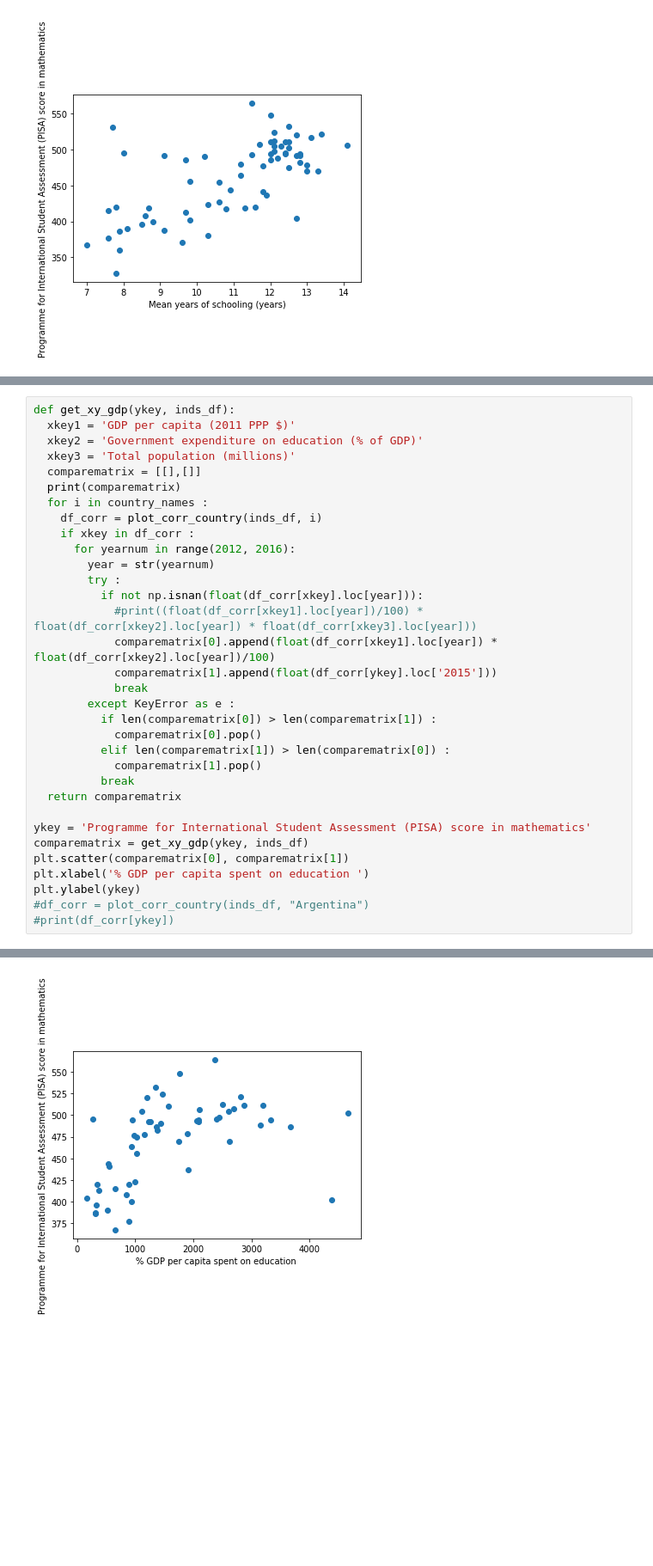
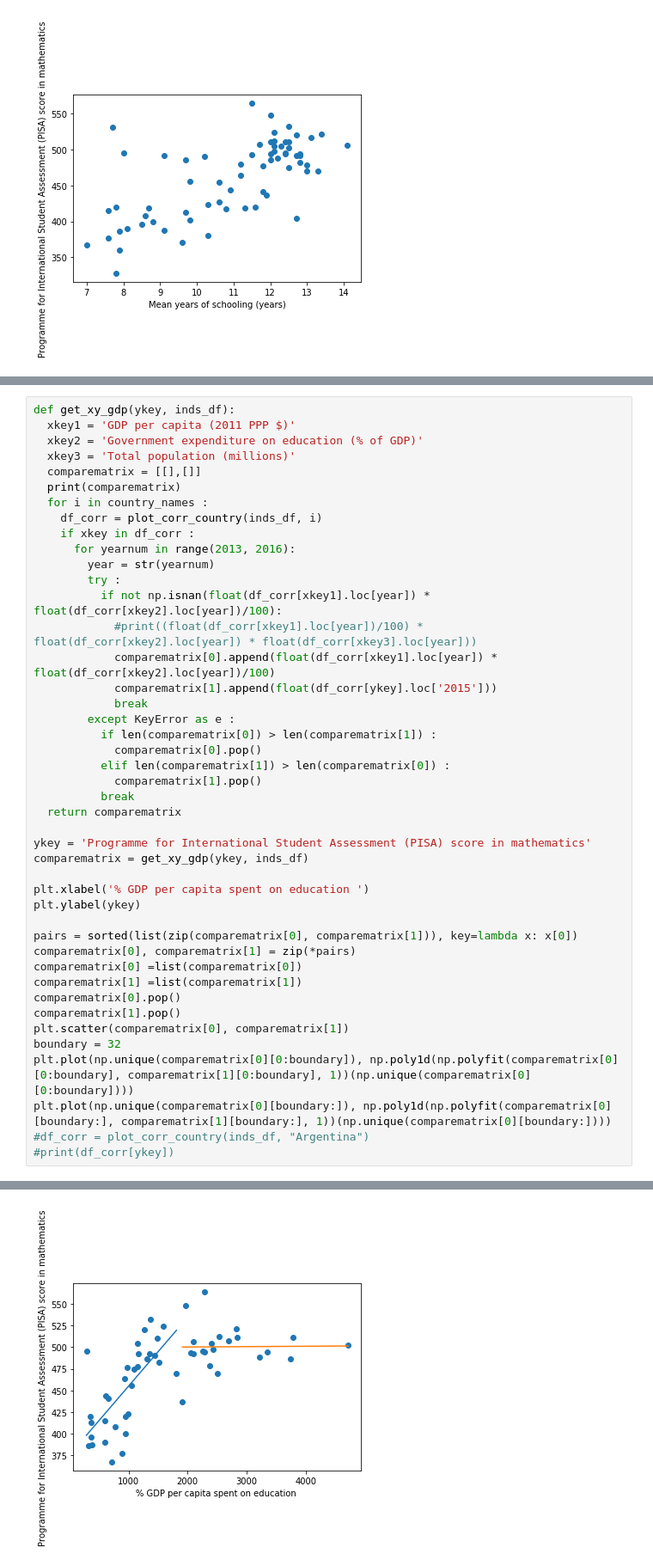
Before and after one commit to chc5/education-indicator-analysis, a Jupyter notebook: education-analysis.ipynb, the cells around one changed output, grey strips where cells are left out. Shown: that part at 86% size. Saved outputs shown, nothing was run; the diff lists cells and outputs as text; blank space fills up the shorter version.

```diff
--- a/education-analysis.ipynb
+++ b/education-analysis.ipynb
@@ -352,10 +350,10 @@ def get_xy_gdp(ykey, inds_df):
   for i in country_names :
     df_corr = plot_corr_country(inds_df, i)
     if xkey in df_corr :
-      for yearnum in range(2012, 2016):
+      for yearnum in range(2013, 2016):
         year = str(yearnum)
         try :
-          if not np.isnan(float(df_corr[xkey].loc[year])):
+          if not np.isnan(float(df_corr[xkey1].loc[year]) * float(df_corr[xkey2].loc[year])/100):
             #print((float(df_corr[xkey1].loc[year])/100) * float(df_corr[xkey2].loc[year]) * float(df_corr[xkey3].loc[year]))
             comparematrix[0].append(float(df_corr[xkey1].loc[year]) * float(df_corr[xkey2].loc[year])/100)
             comparematrix[1].append(float(df_corr[ykey].loc['2015']))
@@ -370,9 +368,20 @@ def get_xy_gdp(ykey, inds_df):
 
 ykey = 'Programme for International Student Assessment (PISA) score in mathematics'
 comparematrix = get_xy_gdp(ykey, inds_df)
-plt.scatter(comparematrix[0], comparematrix[1])
+
 plt.xlabel('% GDP per capita spent on education ')
 plt.ylabel(ykey)
+
+pairs = sorted(list(zip(comparematrix[0], comparematrix[1])), key=lambda x: x[0])
+comparematrix[0], comparematrix[1] = zip(*pairs)
+comparematrix[0] =list(comparematrix[0])
+comparematrix[1] =list(comparematrix[1])
+comparematrix[0].pop()
+comparematrix[1].pop()
+plt.scatter(comparematrix[0], comparematrix[1])
+boundary = 32
+plt.plot(np.unique(comparematrix[0][0:boundary]), np.poly1d(np.polyfit(comparematrix[0][0:boundary], comparematrix[1][0:boundary], 1))(np.unique(comparematrix[0][0:boundary])))
+plt.plot(np.unique(comparematrix[0][boundary:]), np.poly1d(np.polyfit(comparematrix[0][boundary:], comparematrix[1][boundary:], 1))(np.unique(comparematrix[0][boundary:])))
 #df_corr = plot_corr_country(inds_df, "Argentina")
 #print(df_corr[ykey])
 # %% [output]
@@ -381 +390 @@ Text(0, 0.5, 'Programme for International Student Assessment (PISA) score in mat
-[figure, old version]
+[figure, new version]
```
Also changed, not shown: parts of 3 cells of this notebook.
